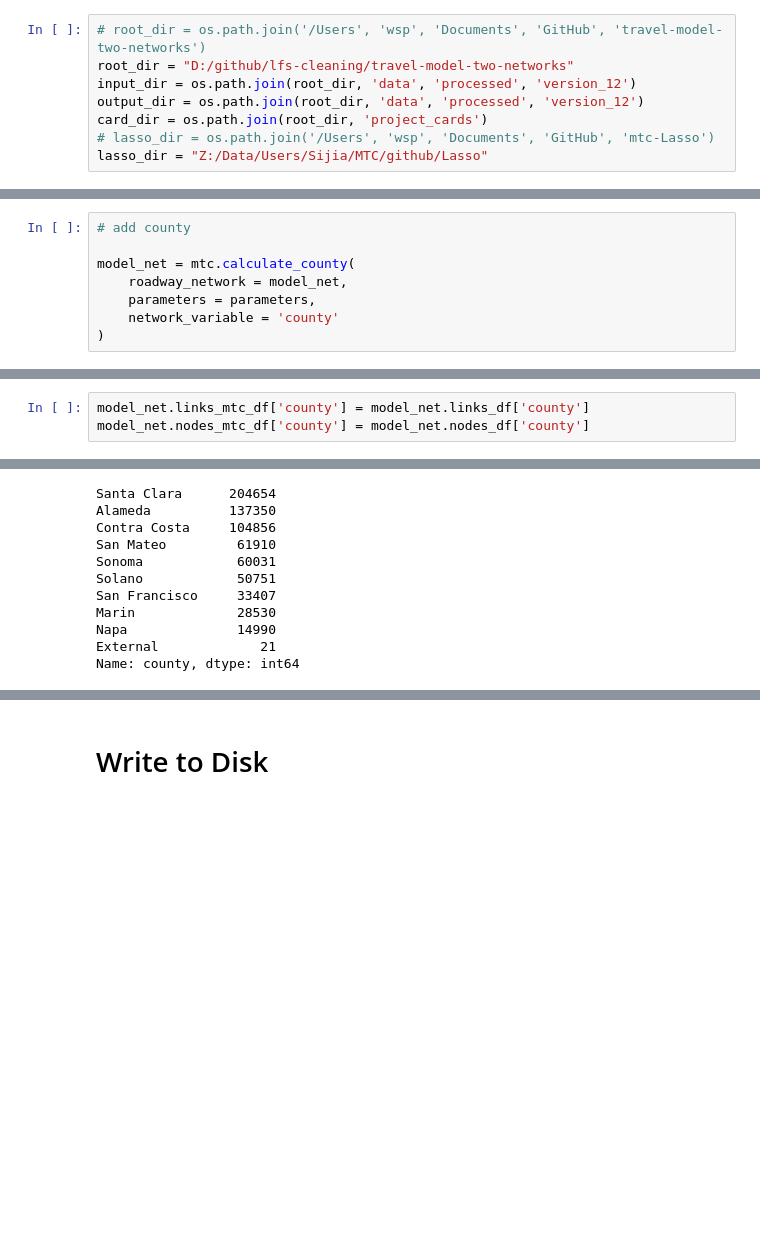
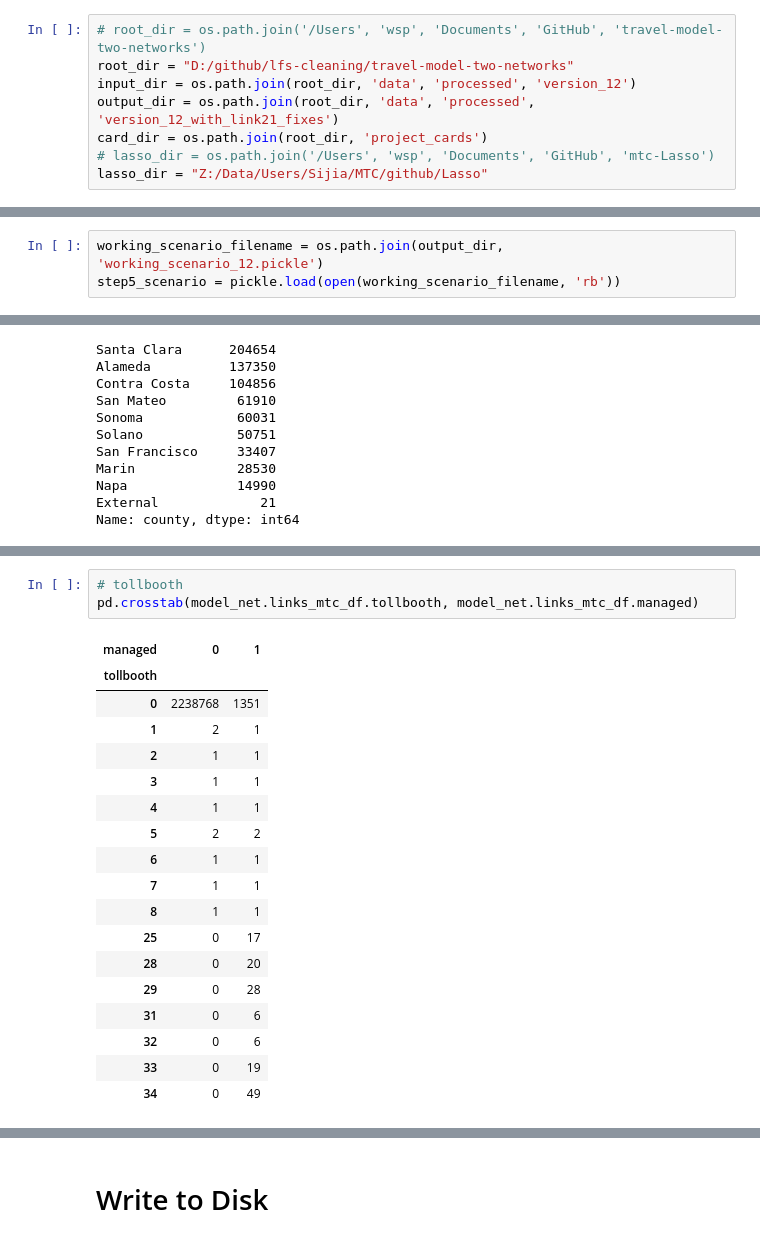
Before and after one commit to BayAreaMetro/travel-model-two-networks, a Jupyter notebook: notebooks/10-all-projects.ipynb, the cells around one changed output, grey strips where cells are left out. Saved outputs shown, nothing was run; the diff lists cells and outputs as text; blank space fills up the shorter version.

Commit message:
rerun notebook 10 to build network with BART fixes

```diff
--- a/notebooks/10-all-projects.ipynb
+++ b/notebooks/10-all-projects.ipynb
@@ -36,7 +37,7 @@ logger.setLevel(logging.INFO)
 # root_dir = os.path.join('/Users', 'wsp', 'Documents', 'GitHub', 'travel-model-two-networks')
 root_dir = "D:/github/lfs-cleaning/travel-model-two-networks"
 input_dir = os.path.join(root_dir, 'data', 'processed', 'version_12')
-output_dir = os.path.join(root_dir, 'data', 'processed', 'version_12')
+output_dir = os.path.join(root_dir, 'data', 'processed', 'version_12_with_link21_fixes')
 card_dir = os.path.join(root_dir, 'project_cards')
 # lasso_dir = os.path.join('/Users', 'wsp', 'Documents', 'GitHub', 'mtc-Lasso')
 lasso_dir = "Z:/Data/Users/Sijia/MTC/github/Lasso"
@@ -793,5 +1063,8 @@ step5_scenario.road_net.links_df[
 # %% [markdown]
 ## Make Travel Model Networks
+# %%
+working_scenario_filename = os.path.join(output_dir, 'working_scenario_12.pickle')
+step5_scenario = pickle.load(open(working_scenario_filename, 'rb'))
 # %%
 model_net = ModelRoadwayNetwork.from_RoadwayNetwork(
     roadway_network_object = step5_scenario.road_net,
@@ -1039,8 +1269,0 @@ Name: county, dtype: int64
-# %%
-# add county
-
-model_net = mtc.calculate_county(
-    roadway_network = model_net,
-    parameters = parameters,
-    network_variable = 'county'
-)
@@ -1057,6 +1270,3 @@ model_net = mtc.calculate_county(
-# %%
-model_net.links_mtc_df['county'] = model_net.links_df['county']
-model_net.nodes_mtc_df['county'] = model_net.nodes_df['county']
 # %%
 model_net.links_mtc_df.county.value_counts()
 # %% [output]
@@ -1087,0 +1318,22 @@ Name: county, dtype: int64
+# %%
+# tollbooth
+pd.crosstab(model_net.links_mtc_df.tollbooth, model_net.links_mtc_df.managed)
+# %% [output]
+| managed | 0 | 1 |
+| tollbooth |  |  |
+| 0 | 2238768 | 1351 |
+| 1 | 2 | 1 |
+| 2 | 1 | 1 |
+| 3 | 1 | 1 |
+| 4 | 1 | 1 |
+| 5 | 2 | 2 |
+| 6 | 1 | 1 |
+| 7 | 1 | 1 |
+| 8 | 1 | 1 |
+| 25 | 0 | 17 |
+| 28 | 0 | 20 |
+| 29 | 0 | 28 |
+| 31 | 0 | 6 |
+| 32 | 0 | 6 |
+| 33 | 0 | 19 |
+| 34 | 0 | 49 |
```
Also changed, not shown: parts of 63 cells of this notebook.
